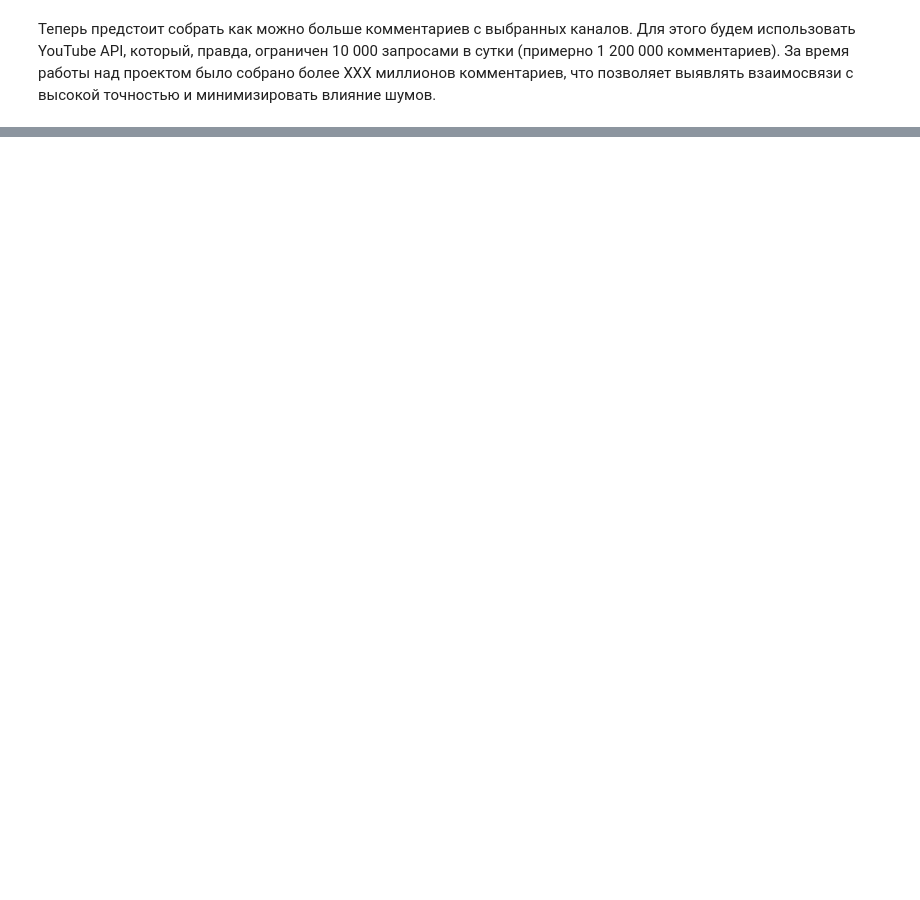
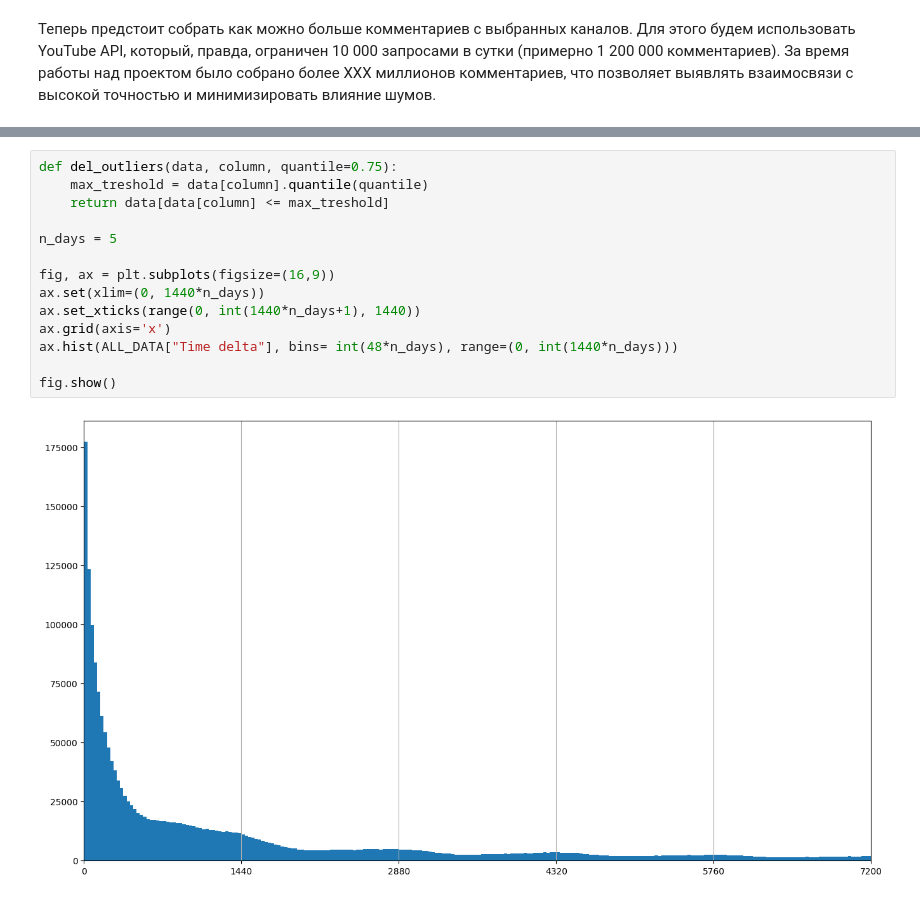
Before and after one commit to IBroccol/CommentsAnalyze, a Jupyter notebook: main.ipynb, the cells around one changed output, grey strips where cells are left out. Cells and saved outputs as stored; diff of their text form; blank space fills up the shorter version.

```diff
--- a/main.ipynb
+++ b/main.ipynb
@@ -183 +345,17 @@ Text
 Name: Text, dtype: int64
+# %%
+def del_outliers(data, column, quantile=0.75):
+    max_treshold = data[column].quantile(quantile)
+    return data[data[column] <= max_treshold]
+
+n_days = 5
+
+fig, ax = plt.subplots(figsize=(16,9))
+ax.set(xlim=(0, 1440*n_days))
+ax.set_xticks(range(0, int(1440*n_days+1), 1440))
+ax.grid(axis='x')
+ax.hist(ALL_DATA["Time delta"], bins= int(48*n_days), range=(0, int(1440*n_days)))
+
+fig.show()
+# %% [output]
+[figure, added]
```
Also changed, not shown: parts of 12 cells of this notebook, 3 other files.
